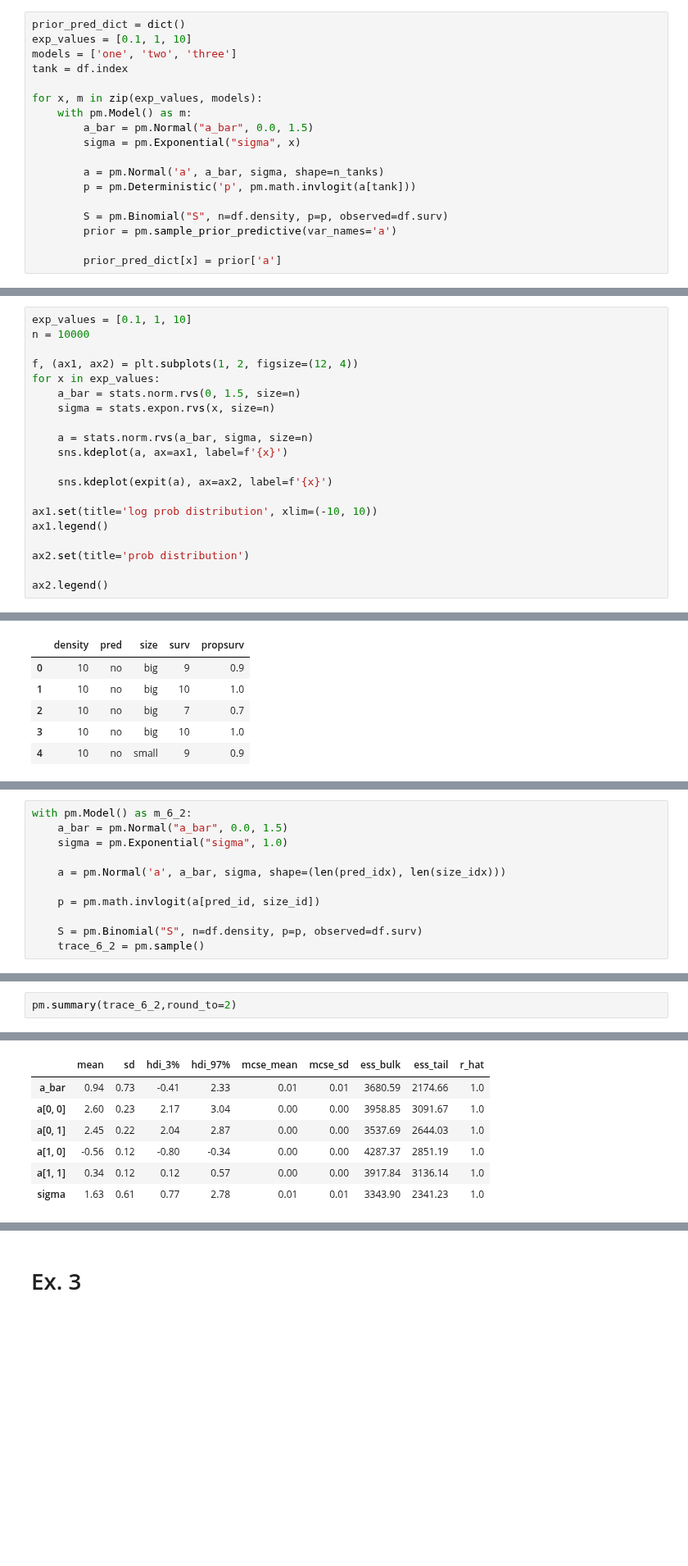
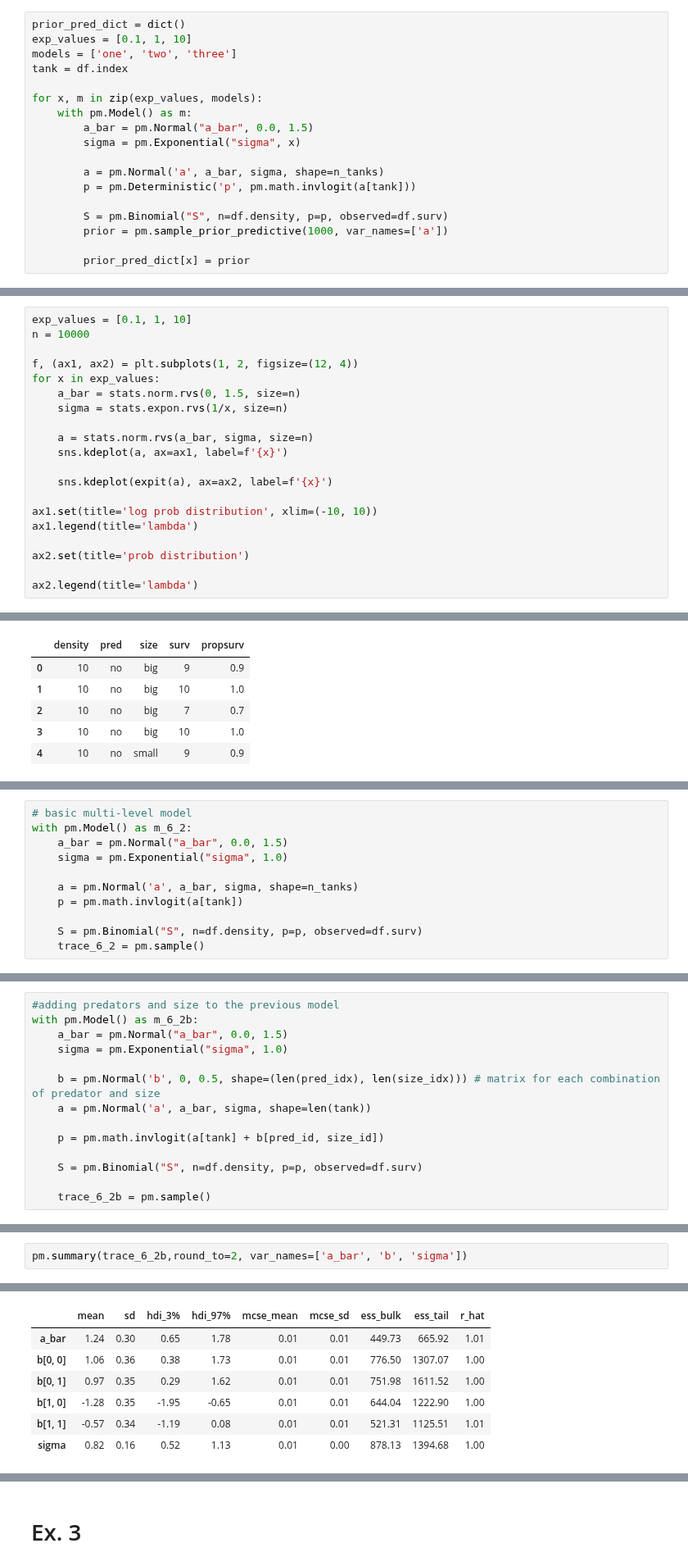
Before and after one commit to fhte2/statistical-rethinking, a Jupyter notebook: Week_6_exercises.ipynb, the cells around one changed output, grey strips where cells are left out. Shown at 82% size. Drawn from its saved outputs; the diff is of its cells as text; blank space fills up the shorter version.

```diff
--- a/Week_6_exercises.ipynb
+++ b/Week_6_exercises.ipynb
@@ -125,9 +126,9 @@ for x, m in zip(exp_values, models):
         p = pm.Deterministic('p', pm.math.invlogit(a[tank]))
 
         S = pm.Binomial("S", n=df.density, p=p, observed=df.surv)
-        prior = pm.sample_prior_predictive(var_names='a')
+        prior = pm.sample_prior_predictive(1000, var_names=['a'])
 
-        prior_pred_dict[x] = prior['a']
+        prior_pred_dict[x] = prior
 # %%
 fig, (ax1, ax2) = plt.subplots(1,2, figsize=(12, 4))
 
@@ -166,7 +172,7 @@ n = 10000
 f, (ax1, ax2) = plt.subplots(1, 2, figsize=(12, 4))
 for x in exp_values:
     a_bar = stats.norm.rvs(0, 1.5, size=n)
-    sigma = stats.expon.rvs(x, size=n)
+    sigma = stats.expon.rvs(1/x, size=n)
 
     a = stats.norm.rvs(a_bar, sigma, size=n)
     sns.kdeplot(a, ax=ax1, label=f'{x}')
@@ -174,10 +180,10 @@ for x in exp_values:
     sns.kdeplot(expit(a), ax=ax2, label=f'{x}')
 
 ax1.set(title='log prob distribution', xlim=(-10, 10))
-ax1.legend()
+ax1.legend(title='lambda')
 
 ax2.set(title='prob distribution')
 
-ax2.legend()
+ax2.legend(title='lambda')
 # %% [output]
 <matplotlib.legend.Legend at 0x...>
@@ -211,0 +224,11 @@ df = df.rename(columns={'size':'size_'})
+# %%
+# basic multi-level model
+with pm.Model() as m_6_2:
+    a_bar = pm.Normal("a_bar", 0.0, 1.5)
+    sigma = pm.Exponential("sigma", 1.0)
+
+    a = pm.Normal('a', a_bar, sigma, shape=n_tanks)
+    p = pm.math.invlogit(a[tank])
+
+    S = pm.Binomial("S", n=df.density, p=p, observed=df.surv)
+    trace_6_2 = pm.sample()
@@ -228,14 +289,17 @@ print(len(pred_idx), len(size_idx))
 # %%
-with pm.Model() as m_6_2:
+#adding predators and size to the previous model
+with pm.Model() as m_6_2b:
     a_bar = pm.Normal("a_bar", 0.0, 1.5)
     sigma = pm.Exponential("sigma", 1.0)
 
-    a = pm.Normal('a', a_bar, sigma, shape=(len(pred_idx), len(size_idx)))
+    b = pm.Normal('b', 0, 0.5, shape=(len(pred_idx), len(size_idx))) # matrix for each combination of predator and size
+    a = pm.Normal('a', a_bar, sigma, shape=len(tank))
 
-    p = pm.math.invlogit(a[pred_id, size_id])
+    p = pm.math.invlogit(a[tank] + b[pred_id, size_id])
 
     S = pm.Binomial("S", n=df.density, p=p, observed=df.surv)
-    trace_6_2 = pm.sample()
+
+    trace_6_2b = pm.sample()
 # %% [output]
 Auto-assigning NUTS sampler...
 Initializing NUTS using jitter+adapt_diag...
@@ -246,11 +311,11 @@ Sampling 4 chains for 1_000 tune and 1_000 draw iterations (4_000 + 4_000 draws
 # %%
-pm.summary(trace_6_2,round_to=2)
+pm.summary(trace_6_2b,round_to=2, var_names=['a_bar', 'b', 'sigma'])
 # %% [output]
 Got error No model on context stack. trying to find log_likelihood in translation.
 |  | mean | sd | hdi_3% | hdi_97% | mcse_mean | mcse_sd | ess_bulk | ess_tail | r_hat |
-| a_bar | 0.94 | 0.73 | -0.41 | 2.33 | 0.01 | 0.01 | 3680.59 | 2174.66 | 1.0 |
-| a[0, 0] | 2.60 | 0.23 | 2.17 | 3.04 | 0.00 | 0.00 | 3958.85 | 3091.67 | 1.0 |
-| a[0, 1] | 2.45 | 0.22 | 2.04 | 2.87 | 0.00 | 0.00 | 3537.69 | 2644.03 | 1.0 |
-| a[1, 0] | -0.56 | 0.12 | -0.80 | -0.34 | 0.00 | 0.00 | 4287.37 | 2851.19 | 1.0 |
-| a[1, 1] | 0.34 | 0.12 | 0.12 | 0.57 | 0.00 | 0.00 | 3917.84 | 3136.14 | 1.0 |
-| sigma | 1.63 | 0.61 | 0.77 | 2.78 | 0.01 | 0.01 | 3343.90 | 2341.23 | 1.0 |
+| a_bar | 1.24 | 0.30 | 0.65 | 1.78 | 0.01 | 0.01 | 449.73 | 665.92 | 1.01 |
+| b[0, 0] | 1.06 | 0.36 | 0.38 | 1.73 | 0.01 | 0.01 | 776.50 | 1307.07 | 1.00 |
+| b[0, 1] | 0.97 | 0.35 | 0.29 | 1.62 | 0.01 | 0.01 | 751.98 | 1611.52 | 1.00 |
+| b[1, 0] | -1.28 | 0.35 | -1.95 | -0.65 | 0.01 | 0.01 | 644.04 | 1222.90 | 1.00 |
+| b[1, 1] | -0.57 | 0.34 | -1.19 | 0.08 | 0.01 | 0.01 | 521.31 | 1125.51 | 1.01 |
+| sigma | 0.82 | 0.16 | 0.52 | 1.13 | 0.01 | 0.00 | 878.13 | 1394.68 | 1.00 |
```
Also changed, not shown: parts of 36 cells of this notebook.
